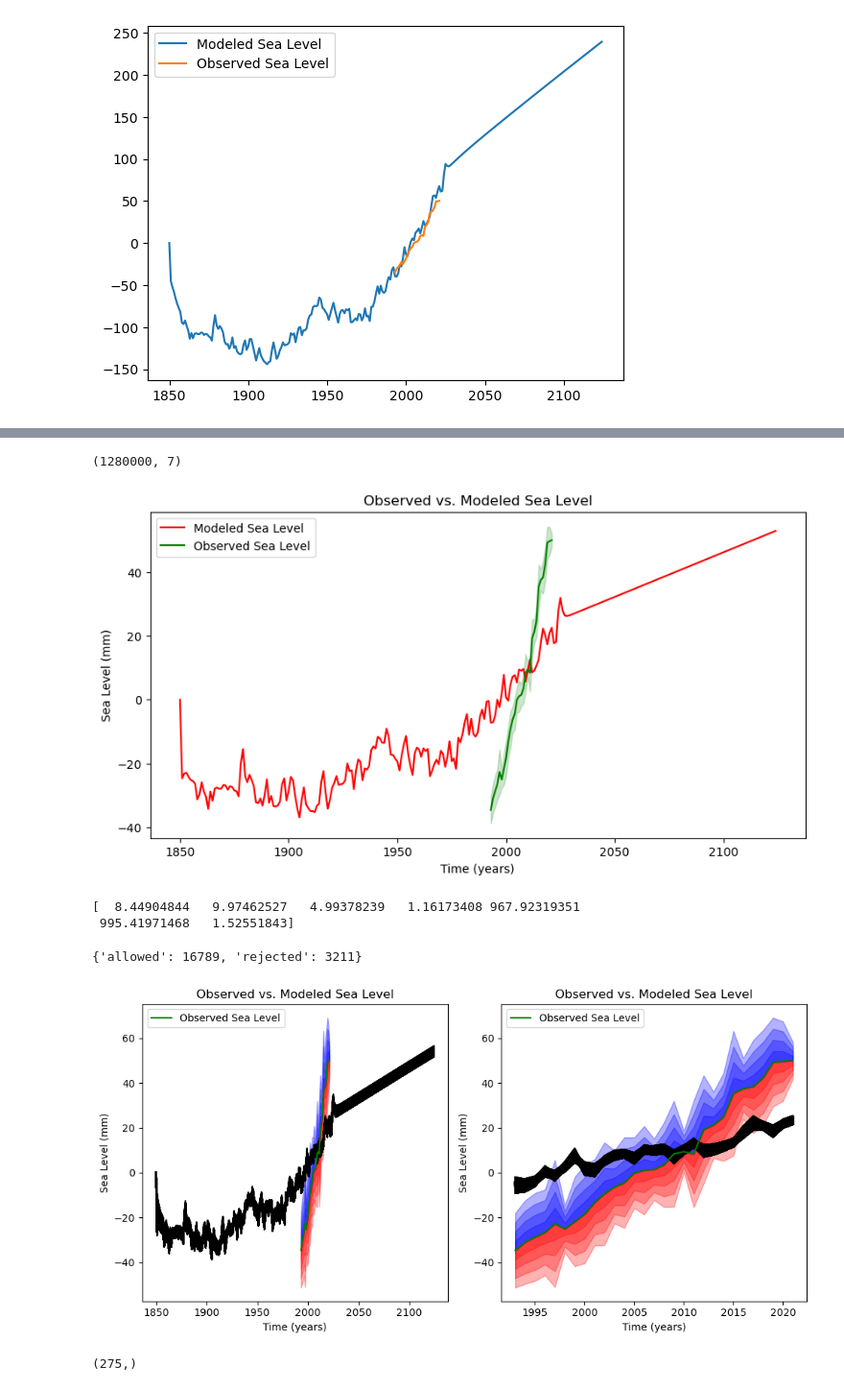
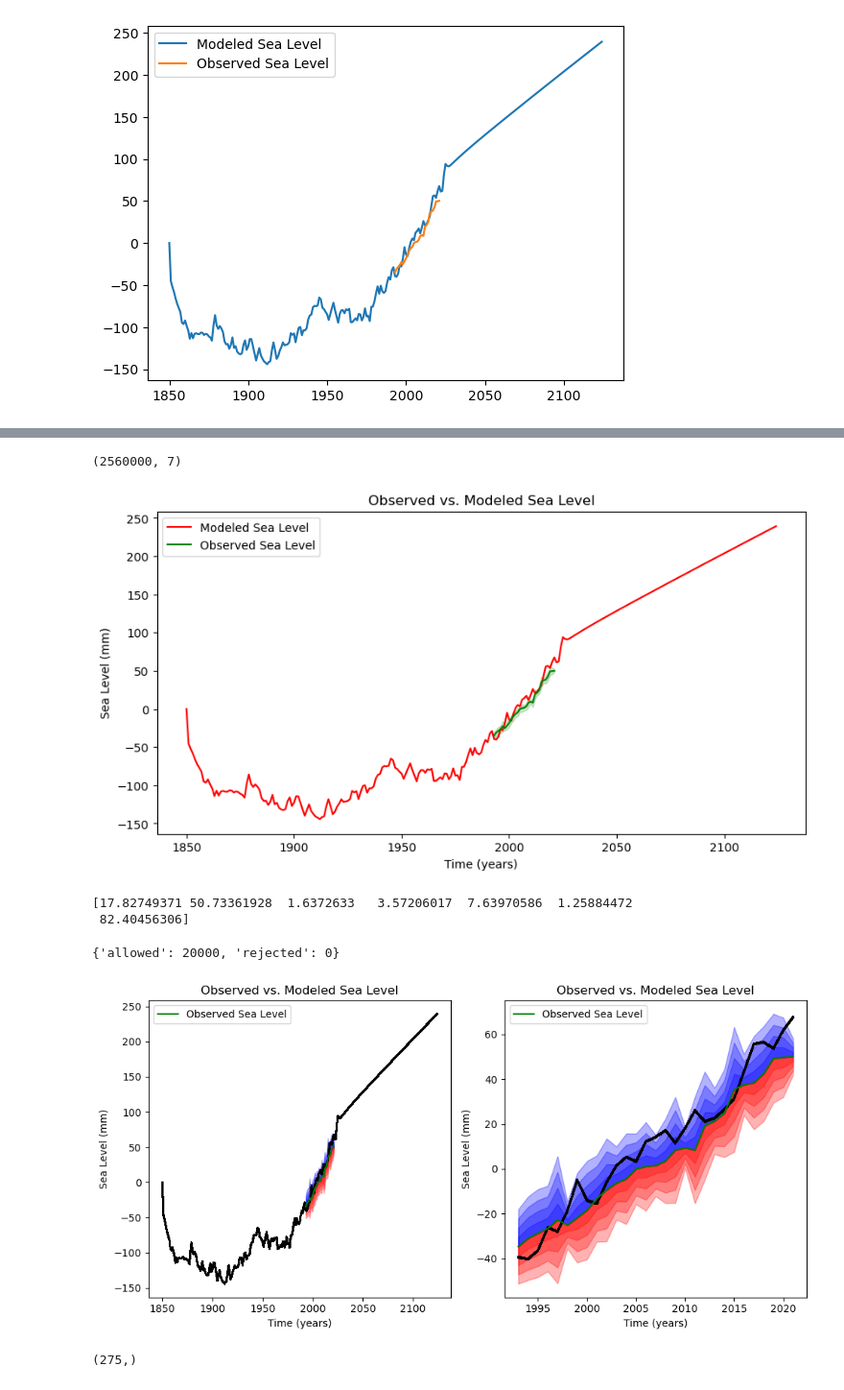
Before and after one commit to tonton-golio/sea-level-change-4box-model, a Jupyter notebook: notebooks/fourboxmodel.ipynb, the cells around one changed output, grey strips where cells are left out. Shown at 96% size. Saved outputs shown, nothing was run; the diff lists cells and outputs as text; code cells hidden in the pictures.

```diff
--- a/notebooks/fourboxmodel.ipynb
+++ b/notebooks/fourboxmodel.ipynb
@@ -108,9 +108,9 @@ def log_prior(theta):
     if -500 < S0 and S0 < 500 and \
         0 < a and a < 10 and \
        0 < b and b < 10 and \
-       1 < tau0 and tau0 < 2000 and \
-       1 < tau1 and tau1 < 2000 and \
-       1 < tau2 and tau2 < 2000 and \
+       1 < tau0 and tau0 < 20 and \
+       1 < tau1 and tau1 < 20 and \
+       1 < tau2 and tau2 < 200 and \
        1 < tau3 and tau3 < 2000:
 
         return 0.0  # Uniform prior within bounds
@@ -153,19 +153,19 @@ ndim = len(initial_params)  # Number of parameters
 nwalkers = 64  # Number of walkers for MCMC
 
 # Initialize walkers in a Gaussian ball around the initial guess
-pos = initial_params + 1e-2 * np.random.randn(nwalkers, ndim)
+pos = initial_params + 1e-1 * np.random.randn(nwalkers, ndim)
 
 # Set up the MCMC sampler
 sampler = emcee.EnsembleSampler(nwalkers, ndim, log_probability, args=(T, S_obs, sigma))
 
 # Burn-in phase
 print("Running burn-in...")
-sampler.run_mcmc(pos, 5000, progress=True)
+sampler.run_mcmc(pos, 15000, progress=True)
 sampler.reset()
 
 # Production run
 print("Running production...")
-sampler.run_mcmc(None, 20000, progress=True)
+sampler.run_mcmc(None, 100000, progress=True)
 
 # Extract the samples
 samples = sampler.get_chain(flat=True)
@@ -185,7 +204,7 @@ Running burn-in...
 # %%
 samples.shape
 # %% [output]
-(1280000, 7)
+(2560000, 7)
 # %%
 # Use the median parameters to compute the modeled sea level
 best_params = np.median(samples, axis=0)
@@ -210,22 +229,23 @@ popt = best_params
 
 print(popt)
 # %% [output]
-[figure, old version]
+[figure, new version]
-[  8.44904844   9.97462527   4.99378239   1.16173408 967.92319351
- 995.41971468   1.52551843]
+[17.82749371 50.73361928  1.6372633   3.57206017  7.63970586  1.25884472
+ 82.40456306]
 # %%
 # show many samples
 fig, ax = plt.subplots(1, 2, figsize=(10, 5))
 def S_allowed(S_model_full, S_obs, sigma):
     S_cut = S_model_full[143:-103]
 
-    return (np.abs(S_cut-S_obs) < sigma*14.0).all()
+    return (np.abs(S_cut-S_obs) < sigma*10.0).all()
 
 decision = {
     'allowed': 0,
     'rejected': 0
 }
 from tqdm import tqdm
+deviations = []
 for i in tqdm(range(20000)):
     # Use the median parameters to compute the modeled sea level
     params = samples[-i]
@@ -233,37 +253,37 @@ for i in tqdm(range(20000)):
     S_model_full = np.cumsum(get_dS(T, *params))
 
     if S_allowed(S_model_full, S_obs, sigma):
         decision['allowed'] += 1
         # Plot the observed vs. modeled sea level
-        ax[0].plot(time, S_model_full, color='black', alpha=.99)
-        ax[1].plot(time[143:-103], S_model_full[143:-103], color='black', alpha=.99)
+        ax[0].plot(time, S_model_full, color='black', alpha=.3)
+        ax[1].plot(time[143:-103], S_model_full[143:-103], color='black', alpha=.3)
     else:
         decision['rejected'] += 1
 
     # plt.plot(time, S_model_full, color='red', alpha=0.01)
 print(decision)
 # observed sea level
 # Add uncertainty bounds
 for i in range(2):
     ax[i].plot(time[143:-103], S_obs, label='Observed Sea Level', color='green')
     for j in range(1,5):
         ax[i].fill_between(time[143:-103], S_obs, S_obs + sigma*j, color='blue', alpha=0.3)
         ax[i].fill_between(time[143:-103], S_obs, S_obs - sigma*j, color='red', alpha=0.3)
 
 
 
 # Add uncertainty bounds
 
 for axis in ax:
     axis.set_xlabel('Time (years)')
     axis.set_ylabel('Sea Level (mm)')
     axis.set_title('Observed vs. Modeled Sea Level')
     axis.legend()
 plt.tight_layout()
 plt.show()
 # %% [output]
-{'allowed': 16789, 'rejected': 3211}
+{'allowed': 20000, 'rejected': 0}
-[figure, old version]
+[figure, new version]
 # %%
 S_model_full.shape
 # %% [output]
```
Also changed, not shown: parts of 1 cell of this notebook, 1 other file.
